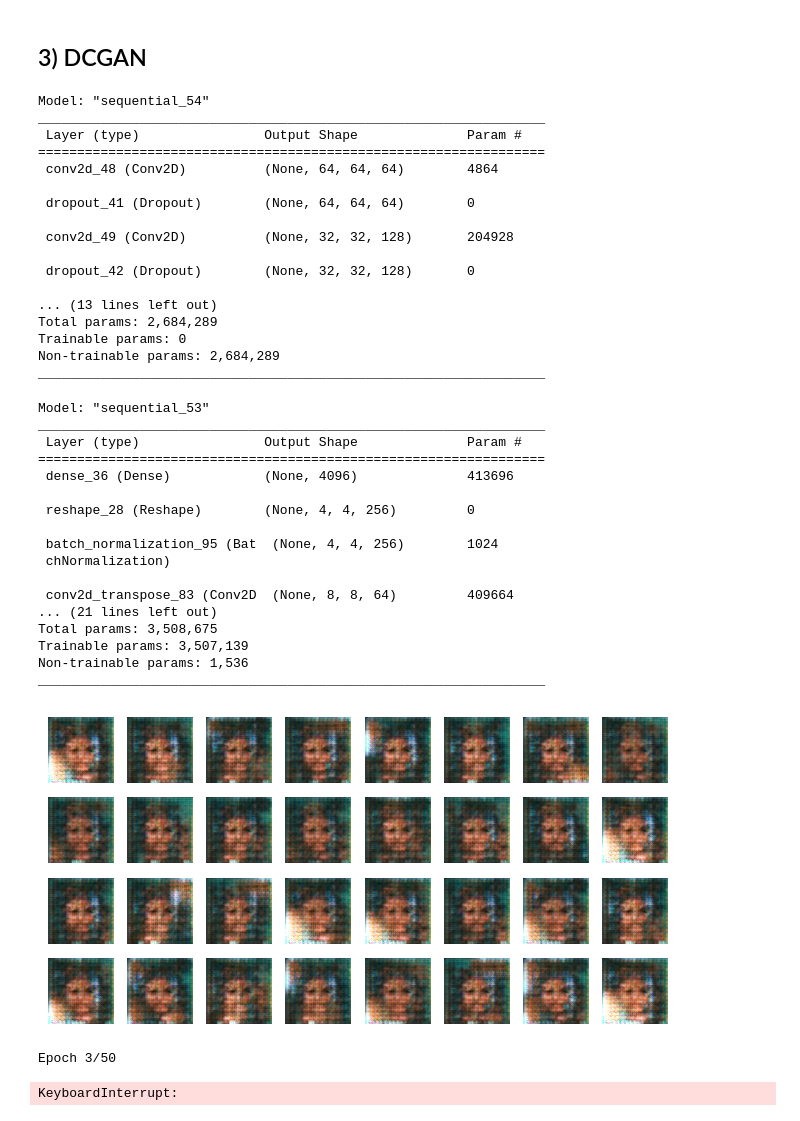
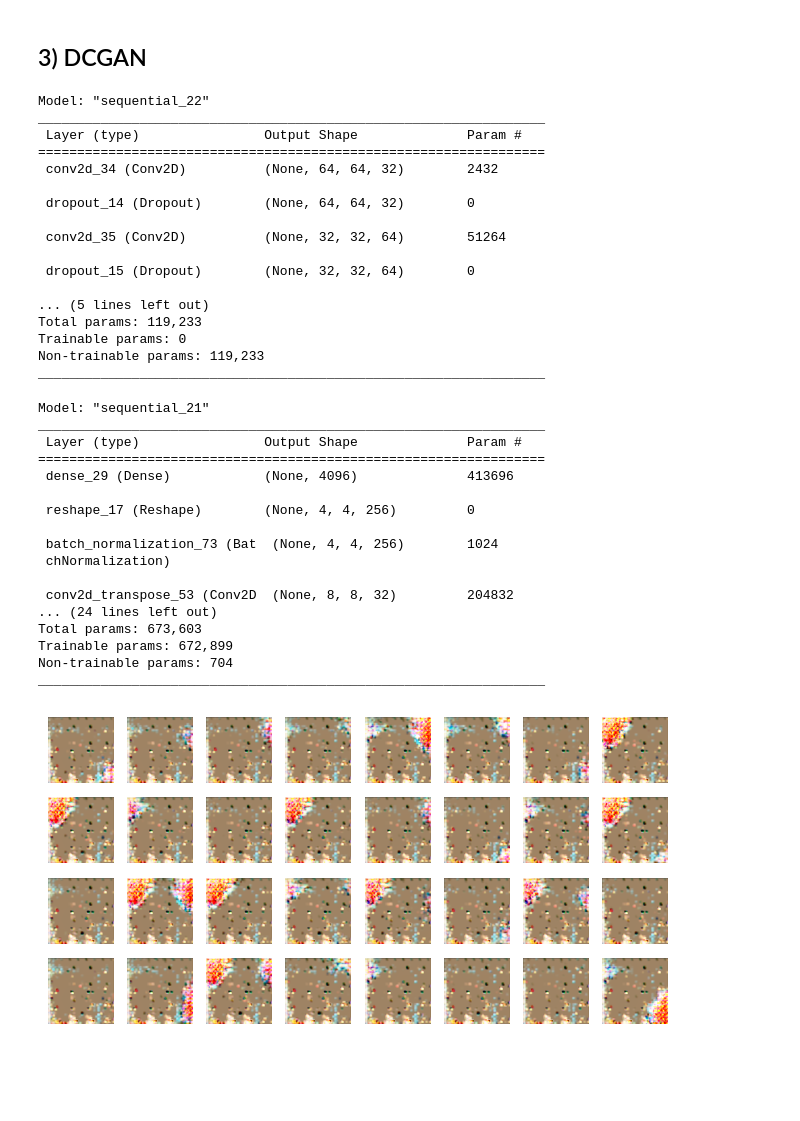
Before and after one commit to xValentim/DeepFakeLab, a Jupyter notebook: TrainingNeuralNetworks.ipynb, the cells around one changed output. Drawn from its saved outputs; the diff is of its cells as text; code cells hidden in the pictures; blank space fills up the shorter version.

```diff
--- a/TrainingNeuralNetworks.ipynb
+++ b/TrainingNeuralNetworks.ipynb
@@ -583,18 +575,18 @@ history = {
 
 MSE = keras.losses.MeanSquaredError()
 optimizer = keras.optimizers.Adam()
-total_epochs = 10
+total_epochs = 1
 step = 0
 for epoch in tqdm(range(total_epochs)):
     n_batch = 0
     for X_batch_1 in dataset_train:
         with tf.GradientTape() as tape:
             # Forward pass.
-            X_reconstructions = variational_ae(X_batch_1[0])
+            X_reconstructions = variational_ae(X_batch_1)
             # Loss reconstruction
-            loss_reconstruction = MSE(X_batch_1[1], X_reconstructions)
+            loss_reconstruction = MSE(X_batch_1, X_reconstructions)
             # Loss sobel
-            loss_sobel = complete_sobel_loss(X_batch_1[0], X_reconstructions, gamma=512.0)
+            loss_sobel = complete_sobel_loss(X_batch_1, X_reconstructions, gamma=512.0)
             # Add extra loss terms to the loss value.
             loss_total = sum(variational_ae.losses) + loss_reconstruction + loss_sobel
         gradients = tape.gradient(loss_total, variational_ae.trainable_weights)
@@ -607,7 +599,7 @@ for epoch in tqdm(range(total_epochs)):
             history['loss_dkl'].append(sum(variational_ae.losses))
             history['total_loss'].append(loss_total)
 
-            generated_images = variational_ae(X_batch_1[0])
+            generated_images = variational_ae(X_batch_1)
             plot_multiple_images(generated_images.numpy(), 8)
             plot_losses(history)
             print_logs(history, epoch, total_epochs, n_batch, step)
@@ -628,0 +725,2 @@ Step: 9700
+# %%
+encoder, decoder, variational_ae = build_beta_vae_sobel_model(beta=0.001)
@@ -730,18 +884,17 @@ generator = tf.keras.Sequential([
     tf.keras.layers.Dense(4 * 4 * 256),
     tf.keras.layers.Reshape((4, 4, 256)),
     tf.keras.layers.BatchNormalization(),
-    tf.keras.layers.Conv2DTranspose(64, kernel_size=5, strides=2,
+    tf.keras.layers.Conv2DTranspose(32, kernel_size=5, strides=2,
                                     padding="same", activation="relu"),
-    tf.keras.layers.Conv2DTranspose(128, kernel_size=5, strides=2,
+    tf.keras.layers.BatchNormalization(),
+    tf.keras.layers.Conv2DTranspose(32, kernel_size=5, strides=2,
                                     padding="same", activation="relu"),
-    tf.keras.layers.Conv2DTranspose(256, kernel_size=5, strides=2,
+    tf.keras.layers.BatchNormalization(),
+    tf.keras.layers.Conv2DTranspose(32, kernel_size=5, strides=2,
                                     padding="same", activation="relu"),
+    tf.keras.layers.BatchNormalization(),
+    keras.layers.UpSampling2D(2),
 
-    tf.keras.layers.BatchNormalization(),
-    tf.keras.layers.Conv2DTranspose(256, kernel_size=5, strides=2,
-                                    padding="same", activation="relu"),
-
-    tf.keras.layers.BatchNormalization(),
     tf.keras.layers.Conv2DTranspose(3, kernel_size=5, strides=2,
                                     padding="same", activation="tanh"),
 ])
@@ -749,20 +902,13 @@ generator = tf.keras.Sequential([
 
 discriminator = tf.keras.Sequential([
     keras.layers.Input(shape=[128, 128, 3]),
-    tf.keras.layers.Conv2D(64, kernel_size=5, strides=2, padding="same",
+    tf.keras.layers.Conv2D(32, kernel_size=5, strides=2, padding="same",
                         activation=tf.keras.layers.LeakyReLU(0.2)),
     tf.keras.layers.Dropout(0.4),
 
-    tf.keras.layers.Conv2D(128, kernel_size=5, strides=2, padding="same",
+    tf.keras.layers.Conv2D(64, kernel_size=5, strides=2, padding="same",
                         activation=tf.keras.layers.LeakyReLU(0.2)),
-    tf.keras.layers.Dropout(0.4),
 
-    tf.keras.layers.Conv2D(256, kernel_size=5, strides=2, padding="same",
-                        activation=tf.keras.layers.LeakyReLU(0.2)),
-    tf.keras.layers.Dropout(0.4),
-
-    tf.keras.layers.Conv2D(256, kernel_size=5, strides=2, padding="same",
-                        activation=tf.keras.layers.LeakyReLU(0.2)),
     tf.keras.layers.Dropout(0.4),
 
     tf.keras.layers.Flatten(),
@@ -777,42 +923,42 @@ gan.compile(loss="binary_crossentropy", optimizer="rmsprop")
 # %%
 discriminator.summary()
 # %% [output]
-Model: "sequential_54"
+Model: "sequential_22"
 _________________________________________________________________
  Layer (type)                Output Shape              Param #
 =================================================================
- conv2d_48 (Conv2D)          (None, 64, 64, 64)        4864
+ conv2d_34 (Conv2D)          (None, 64, 64, 32)        2432
 
- dropout_41 (Dropout)        (None, 64, 64, 64)        0
+ dropout_14 (Dropout)        (None, 64, 64, 32)        0
 
- conv2d_49 (Conv2D)          (None, 32, 32, 128)       204928
+ conv2d_35 (Conv2D)          (None, 32, 32, 64)        51264
 
- dropout_42 (Dropout)        (None, 32, 32, 128)       0
+ dropout_15 (Dropout)        (None, 32, 32, 64)        0
 
-... (13 lines left out)
-Total params: 2,684,289
+... (5 lines left out)
+Total params: 119,233
 Trainable params: 0
-Non-trainable params: 2,684,289
+Non-trainable params: 119,233
 _________________________________________________________________
 # %%
 generator.summary()
 # %% [output]
-Model: "sequential_53"
+Model: "sequential_21"
 _________________________________________________________________
  Layer (type)                Output Shape              Param #
 =================================================================
- dense_36 (Dense)            (None, 4096)              413696
+ dense_29 (Dense)            (None, 4096)              413696
 
- reshape_28 (Reshape)        (None, 4, 4, 256)         0
+ reshape_17 (Reshape)        (None, 4, 4, 256)         0
 
- batch_normalization_95 (Bat  (None, 4, 4, 256)        1024
+ batch_normalization_73 (Bat  (None, 4, 4, 256)        1024
  chNormalization)
 
- conv2d_transpose_83 (Conv2D  (None, 8, 8, 64)         409664
-... (21 lines left out)
-Total params: 3,508,675
-Trainable params: 3,507,139
-Non-trainable params: 1,536
+ conv2d_transpose_53 (Conv2D  (None, 8, 8, 32)         204832
+... (24 lines left out)
+Total params: 673,603
+Trainable params: 672,899
+Non-trainable params: 704
 _________________________________________________________________
 # %%
 from tqdm import tqdm
@@ -838,12 +988,10 @@ def train_gan(gan, dataset, batch_size, codings_size, n_epochs):
         plt.show()
 # %%
 # extra code – generates the dataset and trains the GAN, just like earlier
-batch_size = 128
+batch_size = 32
 dataset = ds_train.shuffle(1000)
 dataset = dataset.batch(batch_size, drop_remainder=True).prefetch(1)
 # %%
-train_gan(gan, dataset, batch_size, codings_size, n_epochs=50)
+train_gan(gan, dataset, batch_size, codings_size, n_epochs=10)
 # %% [output]
-[figure, old version]
+[figure, new version]
-Epoch 3/50
-KeyboardInterrupt:
```
Also changed, not shown: parts of 29 cells of this notebook, 3 other files.
